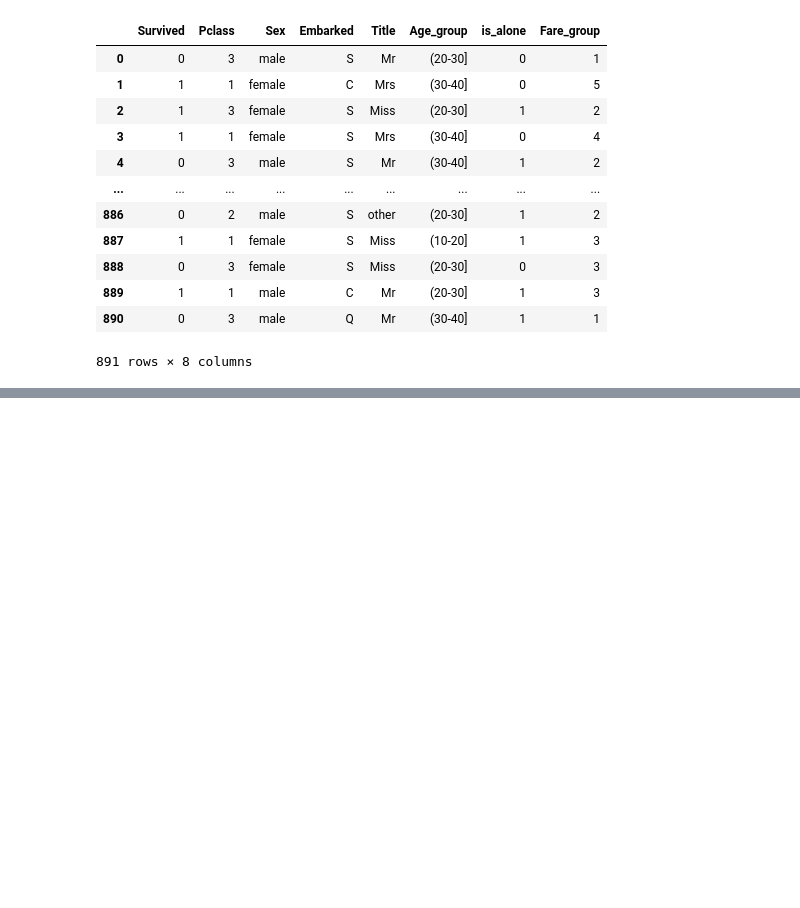
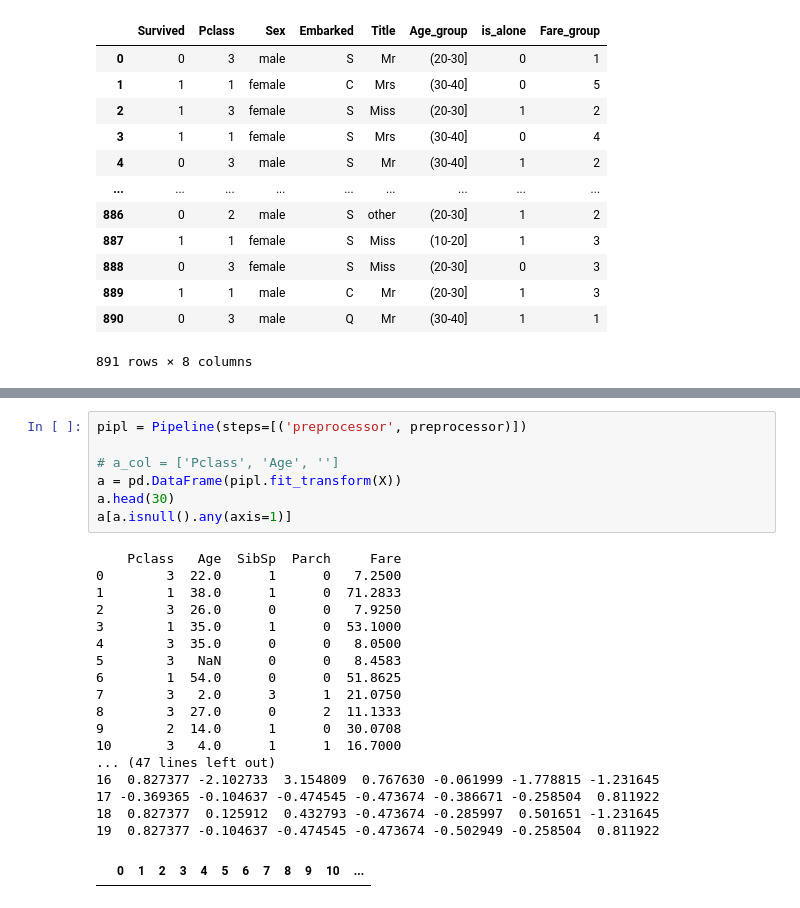
Before and after one commit to albert-kuc/Kaggle, a Jupyter notebook: Titanic/Getting Started with Titanic.ipynb, the cells around one changed output, grey strips where cells are left out. Saved outputs shown, nothing was run; the diff lists cells and outputs as text; blank space fills up the shorter version.

```diff
--- a/Titanic/Getting Started with Titanic.ipynb
+++ b/Titanic/Getting Started with Titanic.ipynb
@@ -592,0 +759,26 @@ data
+# %%
+pipl = Pipeline(steps=[('preprocessor', preprocessor)])
+
+# a_col = ['Pclass', 'Age', '']
+a = pd.DataFrame(pipl.fit_transform(X))
+a.head(30)
+a[a.isnull().any(axis=1)]
+# %% [output]
+    Pclass   Age  SibSp  Parch     Fare
+0        3  22.0      1      0   7.2500
+1        1  38.0      1      0  71.2833
+2        3  26.0      0      0   7.9250
+3        1  35.0      1      0  53.1000
+4        3  35.0      0      0   8.0500
+5        3   NaN      0      0   8.4583
+6        1  54.0      0      0  51.8625
+7        3   2.0      3      1  21.0750
+8        3  27.0      0      2  11.1333
+9        2  14.0      1      0  30.0708
+10       3   4.0      1      1  16.7000
+... (47 lines left out)
+16  0.827377 -2.102733  3.154809  0.767630 -0.061999 -1.778815 -1.231645
+17 -0.369365 -0.104637 -0.474545 -0.473674 -0.386671 -0.258504  0.811922
+18  0.827377  0.125912  0.432793 -0.473674 -0.285997  0.501651 -1.231645
+19  0.827377 -0.104637 -0.474545 -0.473674 -0.502949 -0.258504  0.811922
+|  | 0 | 1 | 2 | 3 | 4 | 5 | 6 | 7 | 8 | 9 | 10 | ... |
```
Also changed, not shown: parts of 25 cells of this notebook.
